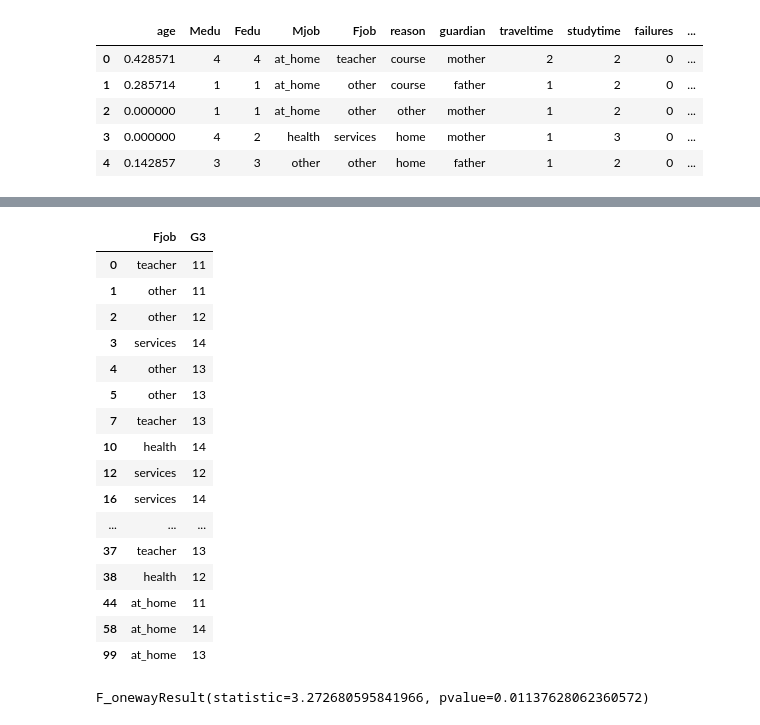
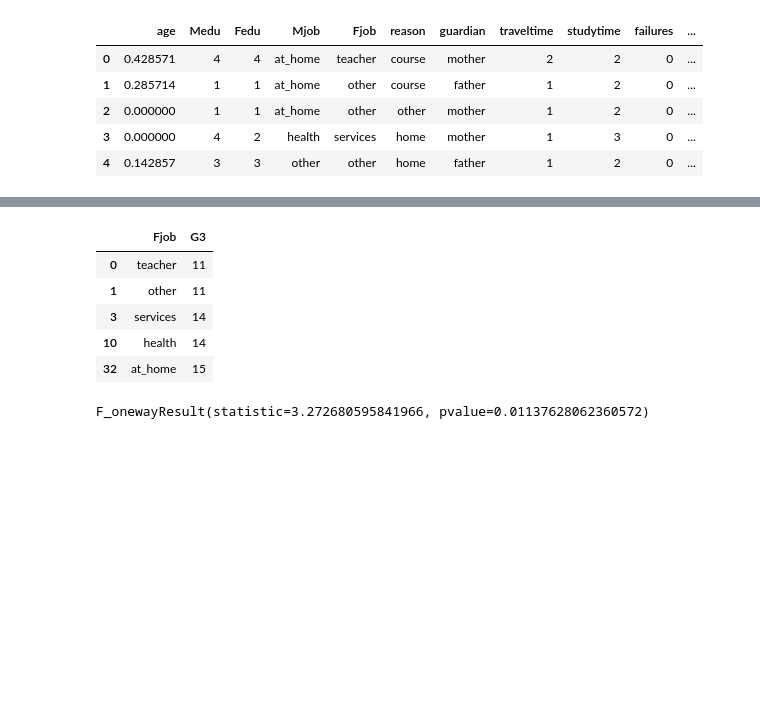
Before and after one commit to theadityashukla/Regression-Analysis-on-Student-Performance-Data-Set, a Jupyter notebook: Student_Performance_Reg.ipynb, the cells around one changed output, grey strips where cells are left out. Saved outputs shown, nothing was run; the diff lists cells and outputs as text; code cells hidden in the pictures; blank space fills up the shorter version.

```diff
--- a/Student_Performance_Reg.ipynb
+++ b/Student_Performance_Reg.ipynb
@@ -149,25 +130,14 @@ dfgp.head(6)
 # %%
 df1=dfgp[["Fjob","G3"]].groupby(["Fjob"])
 # %%
-df1.head(4)
+df1.head(1)
 # %% [output]
 |  | Fjob | G3 |
 | 0 | teacher | 11 |
 | 1 | other | 11 |
-| 2 | other | 12 |
 | 3 | services | 14 |
-| 4 | other | 13 |
-| 5 | other | 13 |
-| 7 | teacher | 13 |
 | 10 | health | 14 |
-| 12 | services | 12 |
-| 16 | services | 14 |
-| ... | ... | ... |
-| 37 | teacher | 13 |
-| 38 | health | 12 |
-| 44 | at_home | 11 |
-| 58 | at_home | 14 |
-| 99 | at_home | 13 |
+| 32 | at_home | 15 |
 # %%
  stats.f_oneway(df1.get_group("teacher")["G3"],df1.get_group("services")["G3"],df1.get_group("health")["G3"],df1.get_group("at_home")["G3"],df1.get_group("other")["G3"])
 # %% [output]
```
Also changed, not shown: parts of 40 cells of this notebook.
